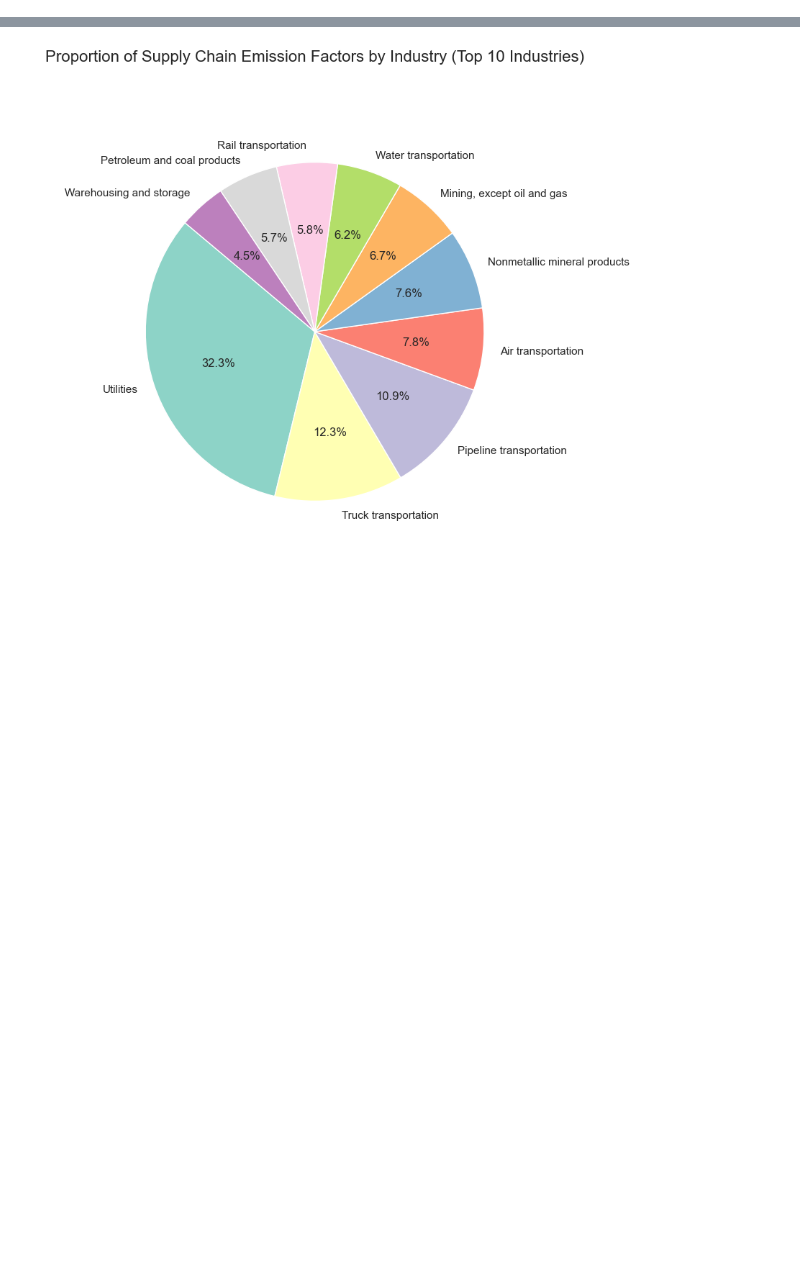
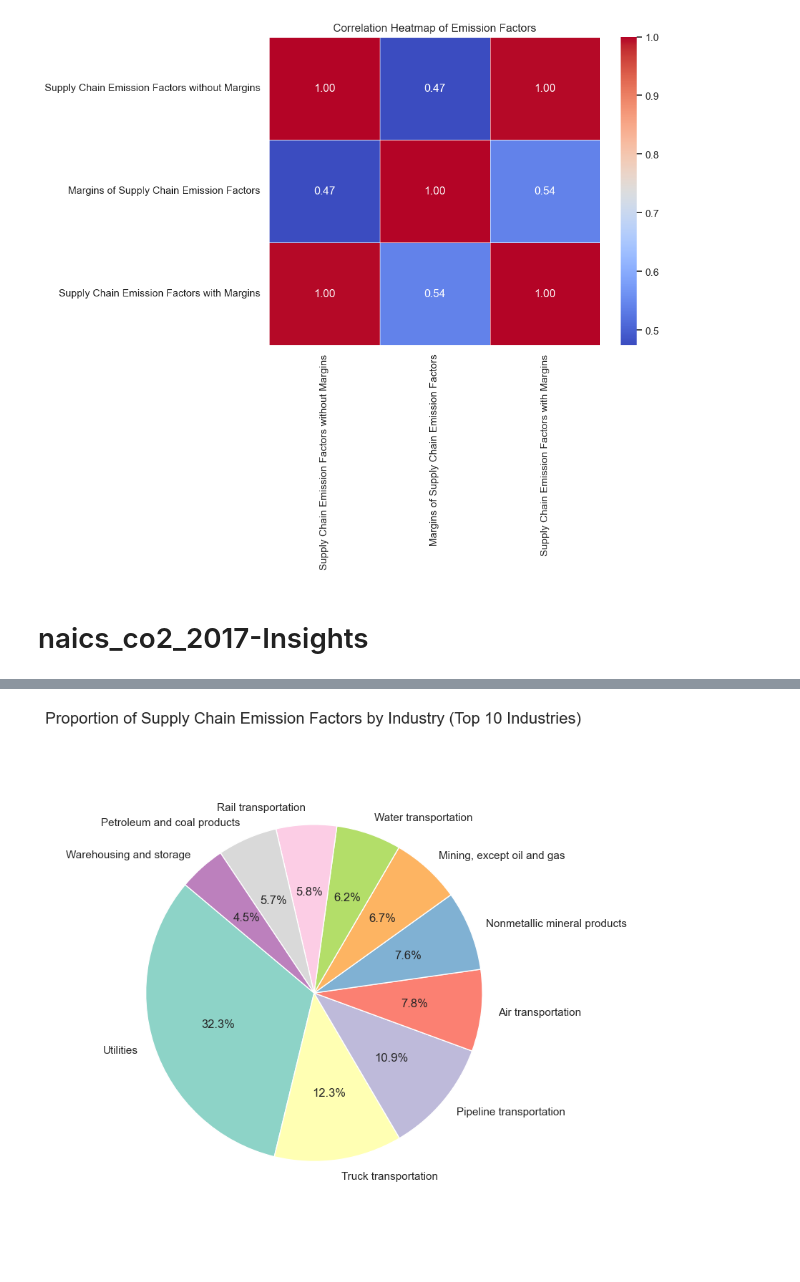
Before and after one commit to monikaits44/made-project, a Jupyter notebook: project/domain-specific-analysis.ipynb, the cells around one changed output, grey strips where cells are left out. Cells and saved outputs as stored; diff of their text form; code cells hidden in the pictures; blank space fills up the shorter version.

Commit message:
Logic implementation for extracting the analysis insights

```diff
--- a/project/domain-specific-analysis.ipynb
+++ b/project/domain-specific-analysis.ipynb
@@ -57,0 +132,15 @@ def explore_table(table_name):
+# %%
+# Analyzing the relationship between different emission factors
+# Calculating the correlation matrix for the relevant emission factors
+correlation_matrix = df[['Supply Chain Emission Factors without Margins', 'Margins of Supply Chain Emission Factors', 'Supply Chain Emission Factors with Margins']].corr()
+
+# Plotting the correlation heatmap
+plt.figure(figsize=(8, 6))
+sns.heatmap(correlation_matrix, annot=True, cmap='coolwarm', fmt='.2f', linewidths=.5)
+plt.title('Correlation Heatmap of Emission Factors')
+plt.savefig('correlation_heatmap.png')
+plt.show()
+# %% [output]
+[figure, added]
+# %% [markdown]
+# naics_co2_2017-Insights
```
Also changed, not shown: parts of 40 cells of this notebook.
